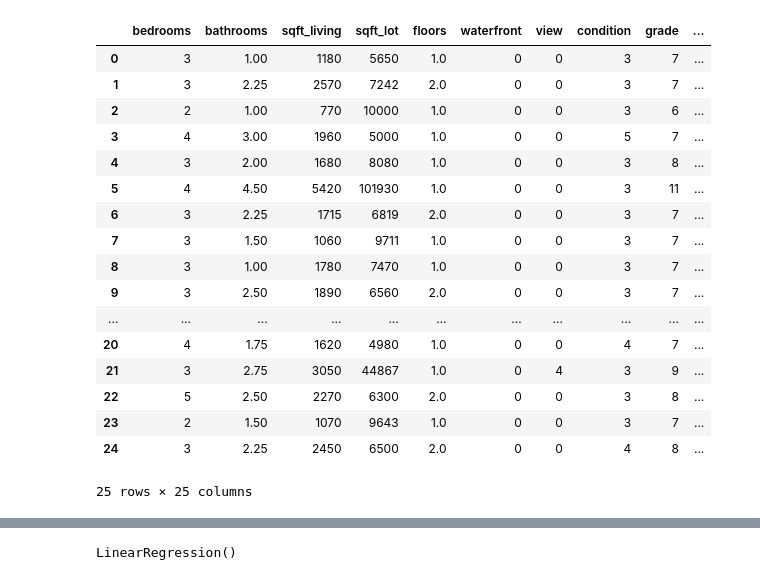
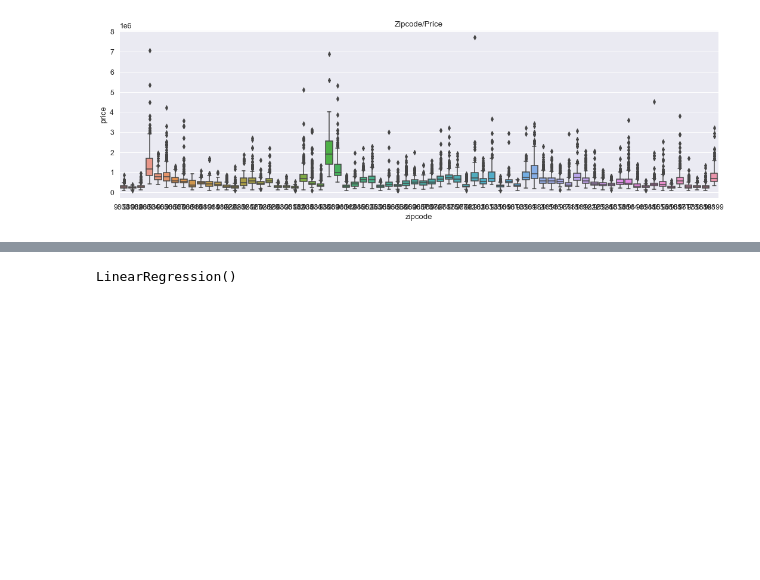
Before and after one commit to florent-zahoui/MidTermProject_IH_DA_02_22, a Jupyter notebook: MidTerm Project/Modelling.ipynb, the cells around one changed output, grey strips where cells are left out. Drawn from its saved outputs; the diff is of its cells as text; code cells hidden in the pictures; blank space fills up the shorter version.

```diff
--- a/MidTerm Project/Modelling.ipynb
+++ b/MidTerm Project/Modelling.ipynb
@@ -56 +136,12 @@ df.drop(["Unnamed: 0"], axis = 1, inplace = True)
+# %%
+# The heatmap show that the price is significantly correlated with the size of the house
+# and houses of similar sizes are grouped next to each other; boxplot shows that in some
+# areas (zipcodes) expensive houses are concentrated
+
+fig, axe = plt.subplots(figsize = (18,5.2))
+axe.set_title("Zipcode/Price")
+sns.boxplot(data = df, x = "zipcode", y = "price",)
+plt.show()
+# %% [output]
+[figure, added]
 # %%
@@ -57,22 +151 @@ df.drop(["Unnamed: 0"], axis = 1, inplace = True)
 df['avg_price_by_zipcode'] = round(df.groupby(['zipcode'])['price'].transform('mean'),2)
-# %%
-df.head(25)
-# %% [output]
-|  | bedrooms | bathrooms | sqft_living | sqft_lot | floors | waterfront | view | condition | grade | ... |
-| 0 | 3 | 1.00 | 1180 | 5650 | 1.0 | 0 | 0 | 3 | 7 | ... |
-| 1 | 3 | 2.25 | 2570 | 7242 | 2.0 | 0 | 0 | 3 | 7 | ... |
-| 2 | 2 | 1.00 | 770 | 10000 | 1.0 | 0 | 0 | 3 | 6 | ... |
-| 3 | 4 | 3.00 | 1960 | 5000 | 1.0 | 0 | 0 | 5 | 7 | ... |
-| 4 | 3 | 2.00 | 1680 | 8080 | 1.0 | 0 | 0 | 3 | 8 | ... |
-| 5 | 4 | 4.50 | 5420 | 101930 | 1.0 | 0 | 0 | 3 | 11 | ... |
-| 6 | 3 | 2.25 | 1715 | 6819 | 2.0 | 0 | 0 | 3 | 7 | ... |
-| 7 | 3 | 1.50 | 1060 | 9711 | 1.0 | 0 | 0 | 3 | 7 | ... |
-| 8 | 3 | 1.00 | 1780 | 7470 | 1.0 | 0 | 0 | 3 | 7 | ... |
-| 9 | 3 | 2.50 | 1890 | 6560 | 2.0 | 0 | 0 | 3 | 7 | ... |
-| ... | ... | ... | ... | ... | ... | ... | ... | ... | ... | ... |
-| 20 | 4 | 1.75 | 1620 | 4980 | 1.0 | 0 | 0 | 4 | 7 | ... |
-| 21 | 3 | 2.75 | 3050 | 44867 | 1.0 | 0 | 4 | 3 | 9 | ... |
-| 22 | 5 | 2.50 | 2270 | 6300 | 2.0 | 0 | 0 | 3 | 8 | ... |
-| 23 | 2 | 1.50 | 1070 | 9643 | 1.0 | 0 | 0 | 3 | 7 | ... |
-| 24 | 3 | 2.25 | 2450 | 6500 | 2.0 | 0 | 0 | 4 | 8 | ... |
-25 rows × 25 columns
```
Also changed, not shown: parts of 70 cells of this notebook, 2 other files.
